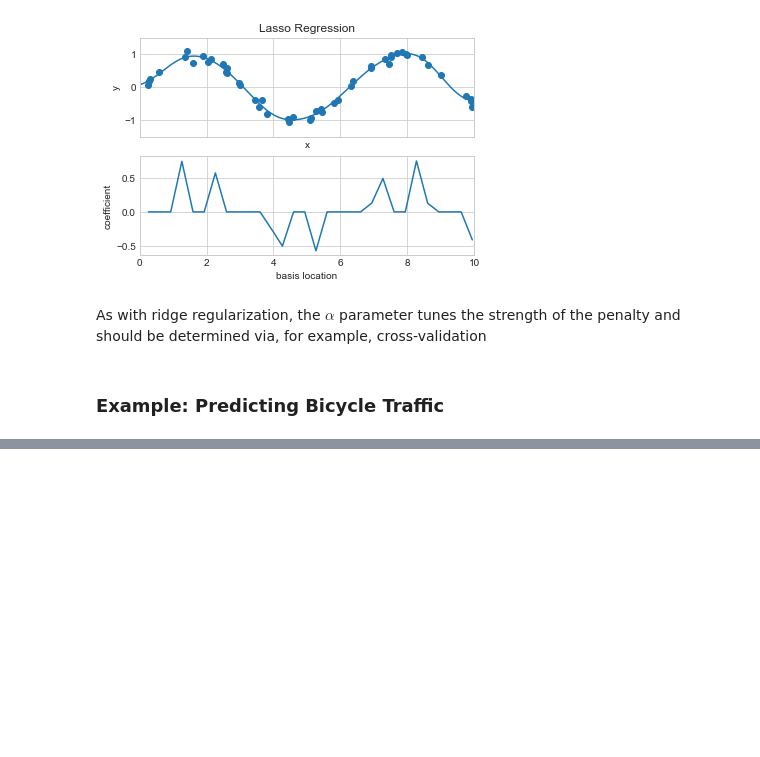
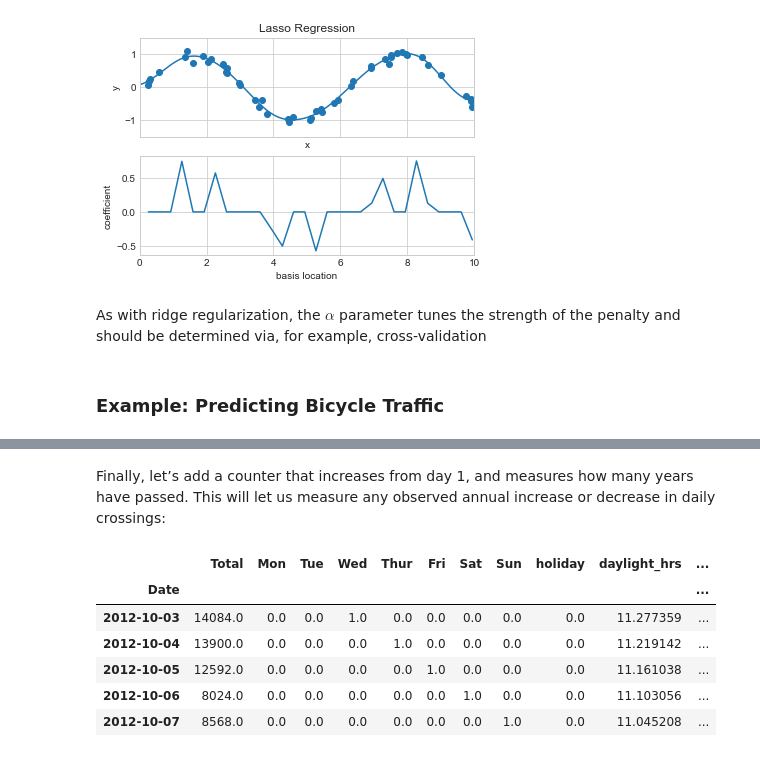
Before and after one commit to Oluwajobs/python_data_science, a Jupyter notebook: ML_Note.ipynb, the cells around one changed output, grey strips where cells are left out. Saved outputs shown, nothing was run; the diff lists cells and outputs as text; code cells hidden in the pictures; blank space fills up the shorter version.

```diff
--- a/ML_Note.ipynb
+++ b/ML_Note.ipynb
@@ -1427,0 +1580,2 @@ As with ridge regularization, the $\alpha$ parameter tunes the strength of the p
+# %% [markdown]
+Finally, let’s add a counter that increases from day 1, and measures how many years have passed. This will let us measure any observed annual increase or decrease in daily crossings:
@@ -1427,0 +1584,10 @@ As with ridge regularization, the $\alpha$ parameter tunes the strength of the p
+# %%
+daily.head()
+# %% [output]
+|  | Total | Mon | Tue | Wed | Thur | Fri | Sat | Sun | holiday | daylight_hrs | ... |
+| Date |  |  |  |  |  |  |  |  |  |  | ... |
+| 2012-10-03 | 14084.0 | 0.0 | 0.0 | 1.0 | 0.0 | 0.0 | 0.0 | 0.0 | 0.0 | 11.277359 | ... |
+| 2012-10-04 | 13900.0 | 0.0 | 0.0 | 0.0 | 1.0 | 0.0 | 0.0 | 0.0 | 0.0 | 11.219142 | ... |
+| 2012-10-05 | 12592.0 | 0.0 | 0.0 | 0.0 | 0.0 | 1.0 | 0.0 | 0.0 | 0.0 | 11.161038 | ... |
+| 2012-10-06 | 8024.0 | 0.0 | 0.0 | 0.0 | 0.0 | 0.0 | 1.0 | 0.0 | 0.0 | 11.103056 | ... |
+| 2012-10-07 | 8568.0 | 0.0 | 0.0 | 0.0 | 0.0 | 0.0 | 0.0 | 1.0 | 0.0 | 11.045208 | ... |
```
Also changed, not shown: parts of 28 cells of this notebook, 2 other files.
